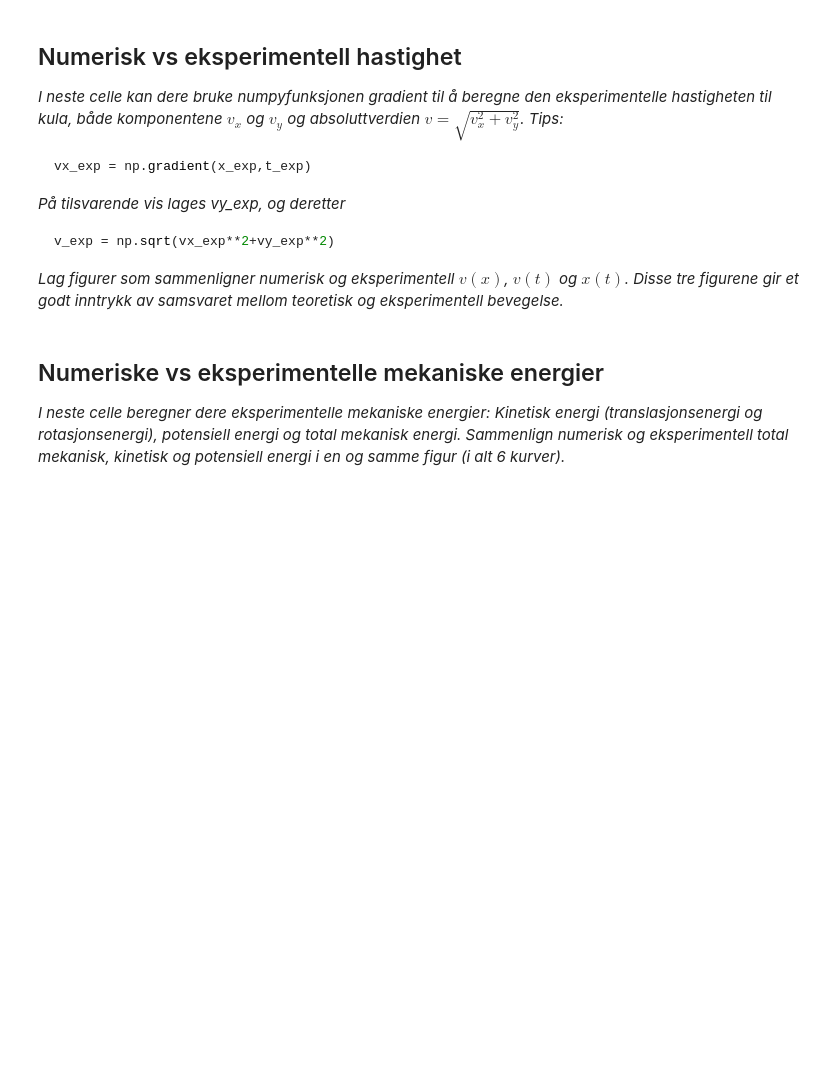
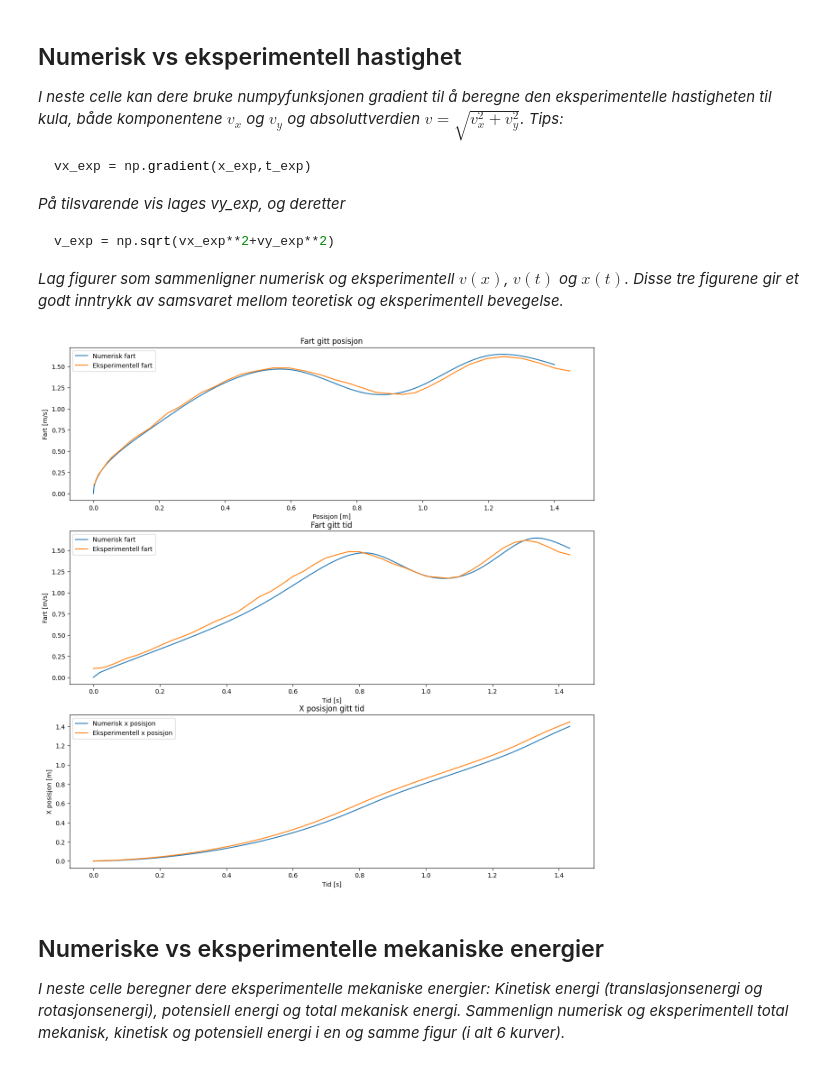
Before and after one commit to theodorklauritzen/TFY4115_lab, a Jupyter notebook: Rapport.ipynb, the cells around one changed output. Cells and saved outputs as stored; diff of their text form; code cells hidden in the pictures; blank space fills up the shorter version.

```diff
--- a/Rapport.ipynb
+++ b/Rapport.ipynb
@@ -216,8 +297,43 @@ v_exp = np.sqrt(vx_exp**2+vy_exp**2)
 *Lag figurer som sammenligner numerisk og eksperimentell $v(x)$, $v(t)$ og $x(t)$. Disse tre figurene gir et godt inntrykk av samsvaret mellom teoretisk og eksperimentell bevegelse.*
 # %%
 #Beregning av eksperimentell v_x, v_y og v
+vx_exp = np.gradient(x_exp, t_exp)
+vy_exp = np.gradient(y_exp, t_exp)
+
+v_exp = np.sqrt(vx_exp**2+vy_exp**2)
 
 #Figurer som sammenligner numerisk og eksperimentell v(x), v(t) og x(t)
+
+#Plotting av numerisk og eksperimentell bane
+fig, (ax1, ax2, ax3) = plt.subplots(3, figsize=(15, 15))
+
+ax1.plot(x, v, label="Numerisk fart")
+ax1.plot(x_exp, v_exp, label="Eksperimentell fart")
+
+ax1.set_title("Fart gitt posisjon")
+ax1.set_ylabel("Fart [m/s]")
+ax1.set_xlabel("Posisjon [m]")
+ax1.legend()
+
+ax2.plot(t, v, label="Numerisk fart")
+ax2.plot(t_exp, v_exp, label="Eksperimentell fart")
+
+ax2.set_title("Fart gitt tid")
+ax2.set_ylabel("Fart [m/s]")
+ax2.set_xlabel("Tid [s]")
+ax2.legend()
+
+ax3.plot(t, x, label="Numerisk x posisjon")
+ax3.plot(t_exp, x_exp, label="Eksperimentell x posisjon")
+
+ax3.set_title("X posisjon gitt tid")
+ax3.set_ylabel("X posisjon [m]")
+ax3.set_xlabel("Tid [s]")
+ax3.legend()
+
+plt.show()
+# %% [output]
+[figure, added]
 # %% [markdown]
 ## Numeriske vs eksperimentelle mekaniske energier
 
```
Also changed, not shown: parts of 5 cells of this notebook, 8 other files.
